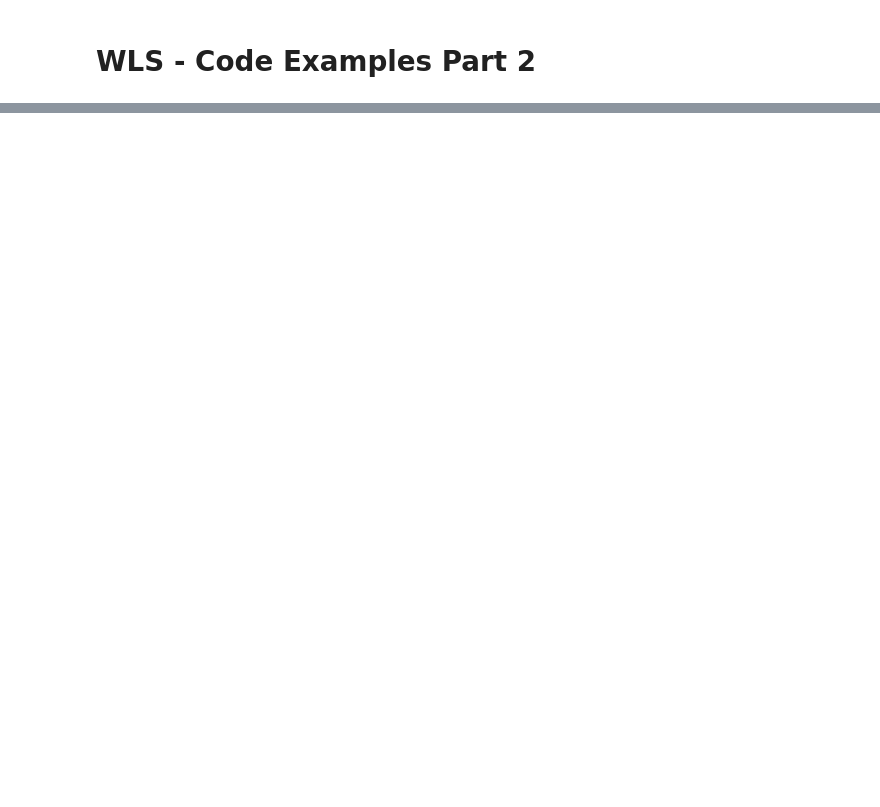
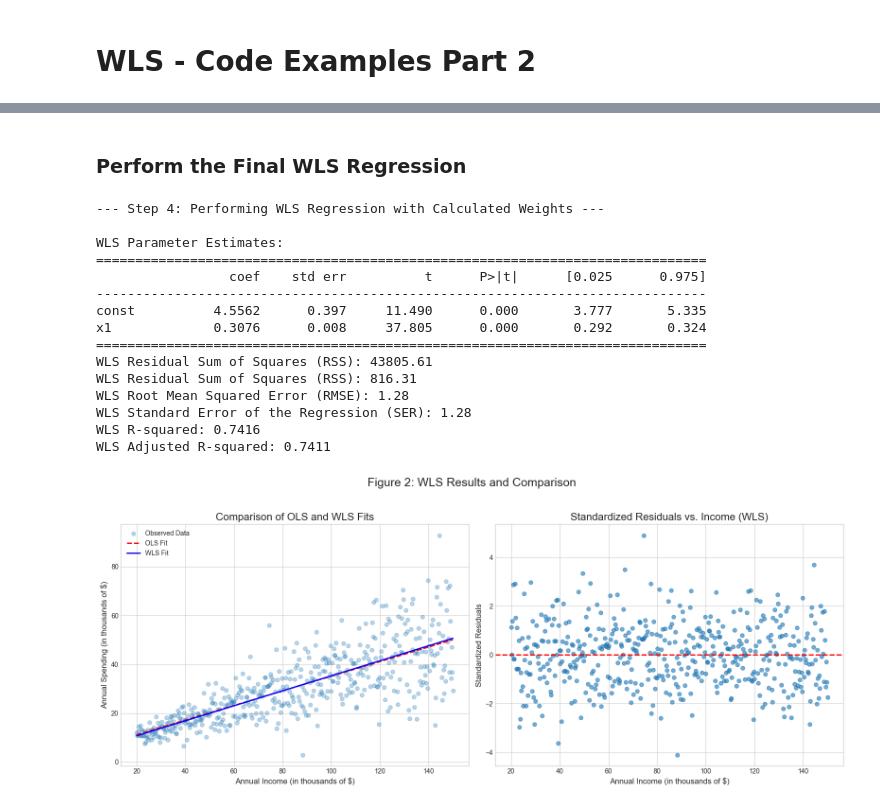
Before and after one commit to Yakovliev/quantopia, a Jupyter notebook: book/math/01_basics/weighted-least-squares-code-2.ipynb, the cells around one changed output, grey strips where cells are left out. Saved outputs shown, nothing was run; the diff lists cells and outputs as text; code cells hidden in the pictures; blank space fills up the shorter version.

```diff
--- a/book/math/01_basics/weighted-least-squares-code-2.ipynb
+++ b/book/math/01_basics/weighted-least-squares-code-2.ipynb
@@ -975,0 +297,79 @@ plt.show()
+# %% [markdown]
+### Perform the Final WLS Regression
+# %%
+# --- 4. Perform the Final WLS Regression ---
+
+print("\n--- Step 4: Performing WLS Regression with Calculated Weights ---")
+# Fit the WLS model using the calculated weights
+wls_model = sm.WLS(observed_spending, X, weights=weights)
+wls_results = wls_model.fit()
+
+# Get the WLS predictions
+wls_predictions = wls_results.predict(X)
+
+print("\nWLS Parameter Estimates:")
+print(wls_results.summary().tables[1])
+
+wls_residuals = wls_results.resid
+
+# Calculate Residual Sum of Squares (RSS)
+wls_rss_calc = np.sum(wls_residuals**2)
+print(f"WLS Residual Sum of Squares (RSS): {wls_rss_calc:.2f}")
+
+# Access the metrics directly from the wls_results object
+wls_rss = wls_results.ssr
+wls_rmse = np.sqrt(wls_results.mse_resid)
+wls_ser = np.sqrt(wls_results.scale)
+wls_r_squared = wls_results.rsquared
+wls_adjusted_r_squared = wls_results.rsquared_adj
+
+print(f"WLS Residual Sum of Squares (RSS): {wls_rss:.2f}")
+print(f"WLS Root Mean Squared Error (RMSE): {wls_rmse:.2f}")
+print(f"WLS Standard Error of the Regression (SER): {wls_ser:.2f}")
+print(f"WLS R-squared: {wls_r_squared:.4f}")
+print(f"WLS Adjusted R-squared: {wls_adjusted_r_squared:.4f}")
+
+# --- 5. Visualize and Compare OLS and WLS Results ---
+
+fig, (ax1, ax2) = plt.subplots(1, 2, figsize=(16, 7))
+
+# Plot 1: Comparison of OLS and WLS fits
+ax1.scatter(income, observed_spending, alpha=0.3, label='Observed Data')
+ax1.plot(income, ols_predictions, color='red', linestyle='--', linewidth=2, label='OLS Fit')
+ax1.plot(income, wls_predictions, color='blue', linewidth=2, label='WLS Fit')
+ax1.set_title('Comparison of OLS and WLS Fits', fontsize=16)
+ax1.set_xlabel('Annual Income (in thousands of $)', fontsize=12)
+ax1.set_ylabel('Annual Spending (in thousands of $)', fontsize=12)
+ax1.legend()
+ax1.grid(True)
+
+# Plot 2: WLS Residuals (now should be homoscedastic)
+# WLS residuals are weighted residuals, but it's more intuitive to plot standardized residuals
+wls_standardized_residuals = wls_results.resid / np.sqrt(estimated_variance)
+ax2.scatter(income, wls_standardized_residuals, alpha=0.6)
+ax2.axhline(0, color='red', linestyle='--', linewidth=2)
+ax2.set_title('Standardized Residuals vs. Income (WLS)', fontsize=16)
+ax2.set_xlabel('Annual Income (in thousands of $)', fontsize=12)
+ax2.set_ylabel('Standardized Residuals', fontsize=12)
+ax2.grid(True)
+
+plt.suptitle("Figure 2: WLS Results and Comparison", fontsize=18)
+plt.tight_layout(rect=[0, 0.03, 1, 0.95])
+plt.show()
+# %% [output]
+--- Step 4: Performing WLS Regression with Calculated Weights ---
+
+WLS Parameter Estimates:
+==============================================================================
+                 coef    std err          t      P>|t|      [0.025      0.975]
+------------------------------------------------------------------------------
+const          4.5562      0.397     11.490      0.000       3.777       5.335
+x1             0.3076      0.008     37.805      0.000       0.292       0.324
+==============================================================================
+WLS Residual Sum of Squares (RSS): 43805.61
+WLS Residual Sum of Squares (RSS): 816.31
+WLS Root Mean Squared Error (RMSE): 1.28
+WLS Standard Error of the Regression (SER): 1.28
+WLS R-squared: 0.7416
+WLS Adjusted R-squared: 0.7411
+[figure, added]
```
Also changed, not shown: parts of 45 cells of this notebook, 5 other files.
